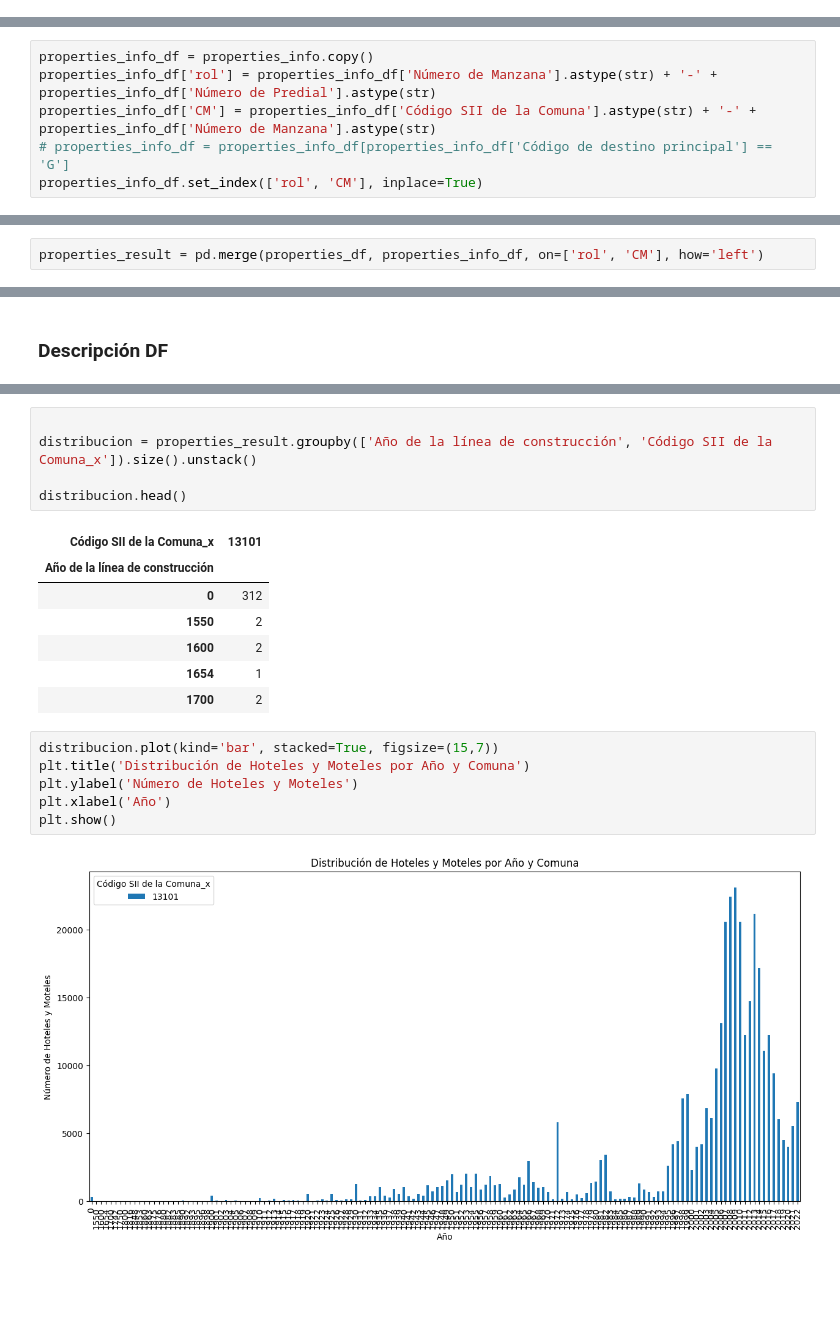
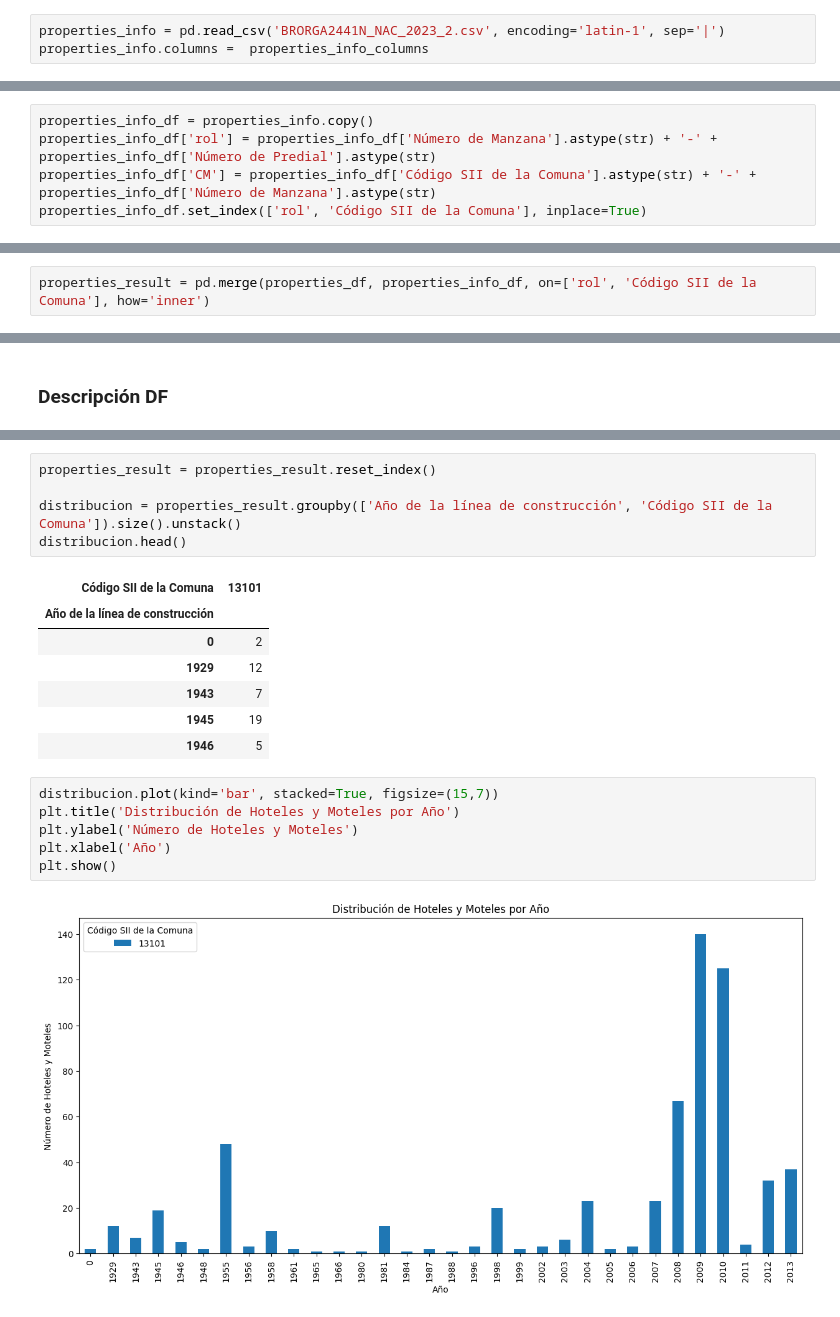
Before and after one commit to JoseFredes/modelamiento_stgo, a Jupyter notebook: sii.ipynb, the cells around one changed output, grey strips where cells are left out. Cells and saved outputs as stored; diff of their text form; blank space fills up the shorter version.

```diff
--- a/sii.ipynb
+++ b/sii.ipynb
@@ -92,3 +79,6 @@ properties_info.columns =  [
+# %%
+properties_info = pd.read_csv('BRORGA2441N_NAC_2023_2.csv', encoding='latin-1', sep='|')
+properties_info.columns =  properties_info_columns
 # %%
 properties_info.head()
 # %% [output]
@@ -102,8 +92,7 @@ properties_info.head()
 properties_info_df = properties_info.copy()
 properties_info_df['rol'] = properties_info_df['Número de Manzana'].astype(str) + '-' + properties_info_df['Número de Predial'].astype(str)
 properties_info_df['CM'] = properties_info_df['Código SII de la Comuna'].astype(str) + '-' + properties_info_df['Número de Manzana'].astype(str)
-# properties_info_df = properties_info_df[properties_info_df['Código de destino principal'] == 'G']
-properties_info_df.set_index(['rol', 'CM'], inplace=True)
+properties_info_df.set_index(['rol', 'Código SII de la Comuna'], inplace=True)
 # %%
 properties_info_df
 # %% [output]
@@ -123,3 +112,3 @@ properties_info_df
 8019054 rows × 15 columns
 # %%
-properties_result = pd.merge(properties_df, properties_info_df, on=['rol', 'CM'], how='left')
+properties_result = pd.merge(properties_df, properties_info_df, on=['rol', 'Código SII de la Comuna'], how='inner')
@@ -217,22 +203,22 @@ D        51
 Name: Código de destino principal, dtype: int64
 # %%
+properties_result = properties_result.reset_index()
 
-distribucion = properties_result.groupby(['Año de la línea de construcción', 'Código SII de la Comuna_x']).size().unstack()
-
+distribucion = properties_result.groupby(['Año de la línea de construcción', 'Código SII de la Comuna']).size().unstack()
 distribucion.head()
 # %% [output]
-| Código SII de la Comuna_x | 13101 |
+| Código SII de la Comuna | 13101 |
 | Año de la línea de construcción |  |
-| 0 | 312 |
-| 1550 | 2 |
-| 1600 | 2 |
-| 1654 | 1 |
-| 1700 | 2 |
+| 0 | 2 |
+| 1929 | 12 |
+| 1943 | 7 |
+| 1945 | 19 |
+| 1946 | 5 |
 # %%
 distribucion.plot(kind='bar', stacked=True, figsize=(15,7))
-plt.title('Distribución de Hoteles y Moteles por Año y Comuna')
+plt.title('Distribución de Hoteles y Moteles por Año')
 plt.ylabel('Número de Hoteles y Moteles')
 plt.xlabel('Año')
 plt.show()
 # %% [output]
-[figure, old version]
+[figure, new version]
```
Also changed, not shown: parts of 18 cells of this notebook.
